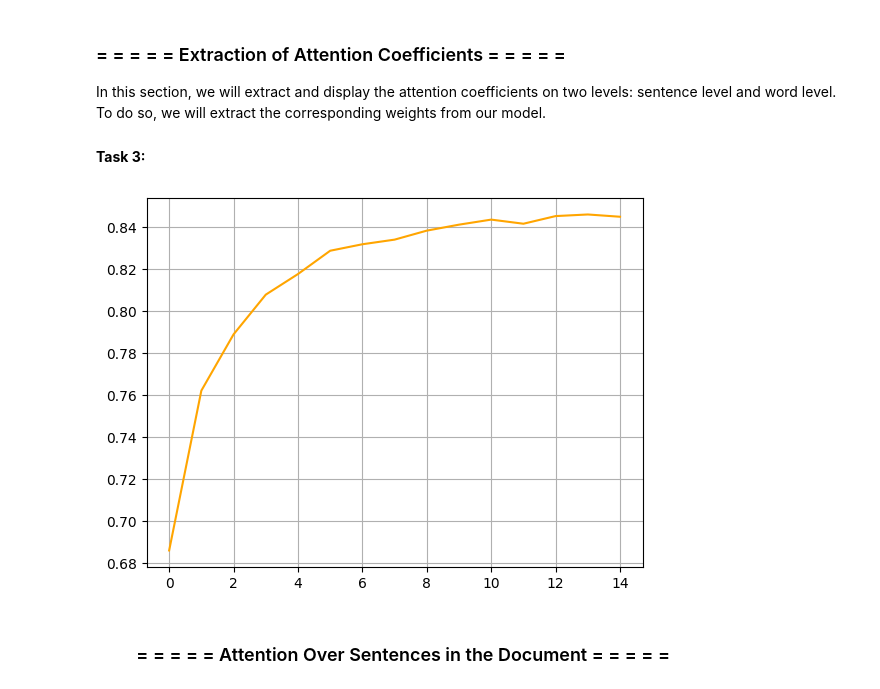
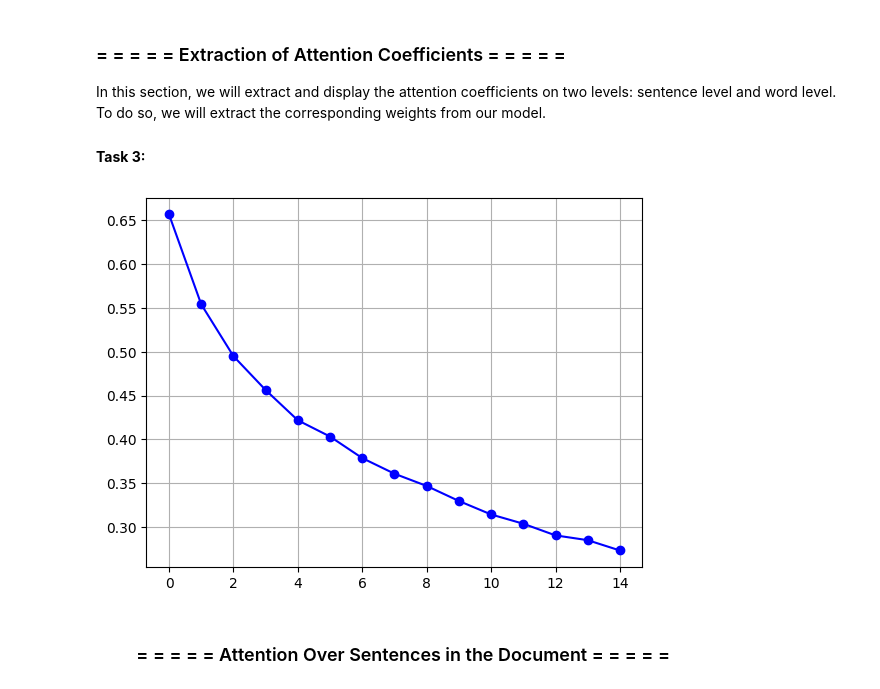
Before and after one commit to emilio-pcrd/altegrad_MVA24, a Jupyter notebook: Lab1/code/ALTEGRAD_2024_Lab1_HAN.ipynb, the cells around one changed output. Drawn from its saved outputs; the diff is of its cells as text; code cells hidden in the pictures.

```diff
--- a/Lab1/code/ALTEGRAD_2024_Lab1_HAN.ipynb
+++ b/Lab1/code/ALTEGRAD_2024_Lab1_HAN.ipynb
@@ -235,14 +235,14 @@ class HAN(nn.Module):
         self.timeDistributed = TimeDistributed(self.encoder, True)
         self.dropout = nn.Dropout(drop_rate)
         self.gru = nn.GRU(input_size=2 * n_units,# fill the gap # the input shape of GRU layer
-                          hidden_size=2 * n_units,
+                          hidden_size=n_units,
                           num_layers=1,
                           bias=True,
                           batch_first=True,
                           bidirectional=True)
-        self.attention = AttentionWithContext(2 * 2 * n_units, # fill the gap # the input shape of between-sentence attention layer
+        self.attention = AttentionWithContext(2 * n_units, # fill the gap # the input shape of between-sentence attention layer
                                               return_coefficients=True)
-        self.lin_out = nn.Linear(n_units * 2 * 2, # fill the gap # the input size of the last linear layer
+        self.lin_out = nn.Linear(n_units * 2, # fill the gap # the input size of the last linear layer
                                  1)
         self.preds = nn.Sigmoid()
 
@@ -385,11 +385,11 @@ In this section, we will extract and display the attention coefficients on two l
 # %%
 import matplotlib.pyplot as plt
 
-plt.plot(val_accs, c='orange')
+plt.plot(train_loss, c='blue', marker='o', linestyle='-')
 plt.grid(True)
-plt.savefig('../figures/val_accs.pdf')
+plt.savefig('../figures/train_loss.pdf')
 # %% [output]
-[figure, old version]
+[figure, new version]
 # %%
 # select last review:
 my_review = my_docs_array_test[-1:,:,:]
```
Also changed, not shown: parts of 6 cells of this notebook, 14 other files.
